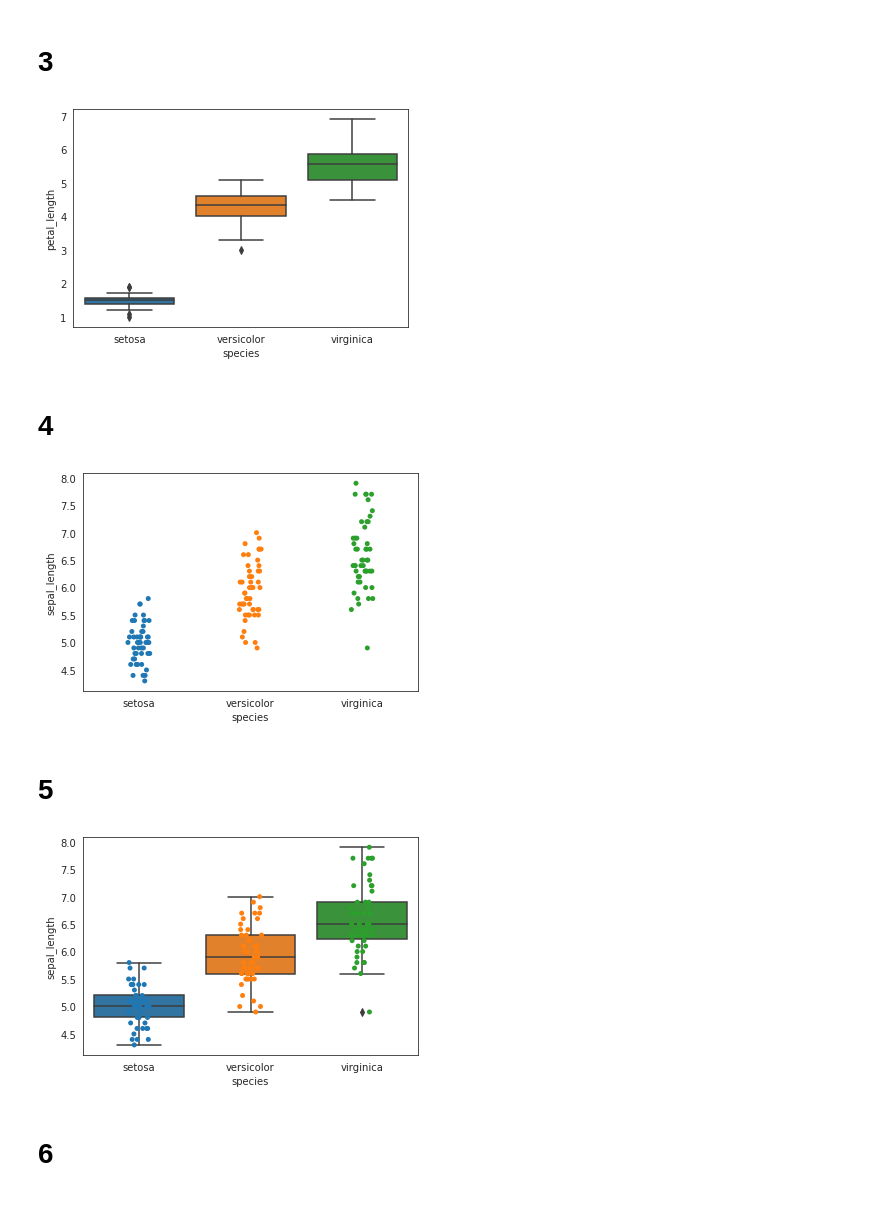
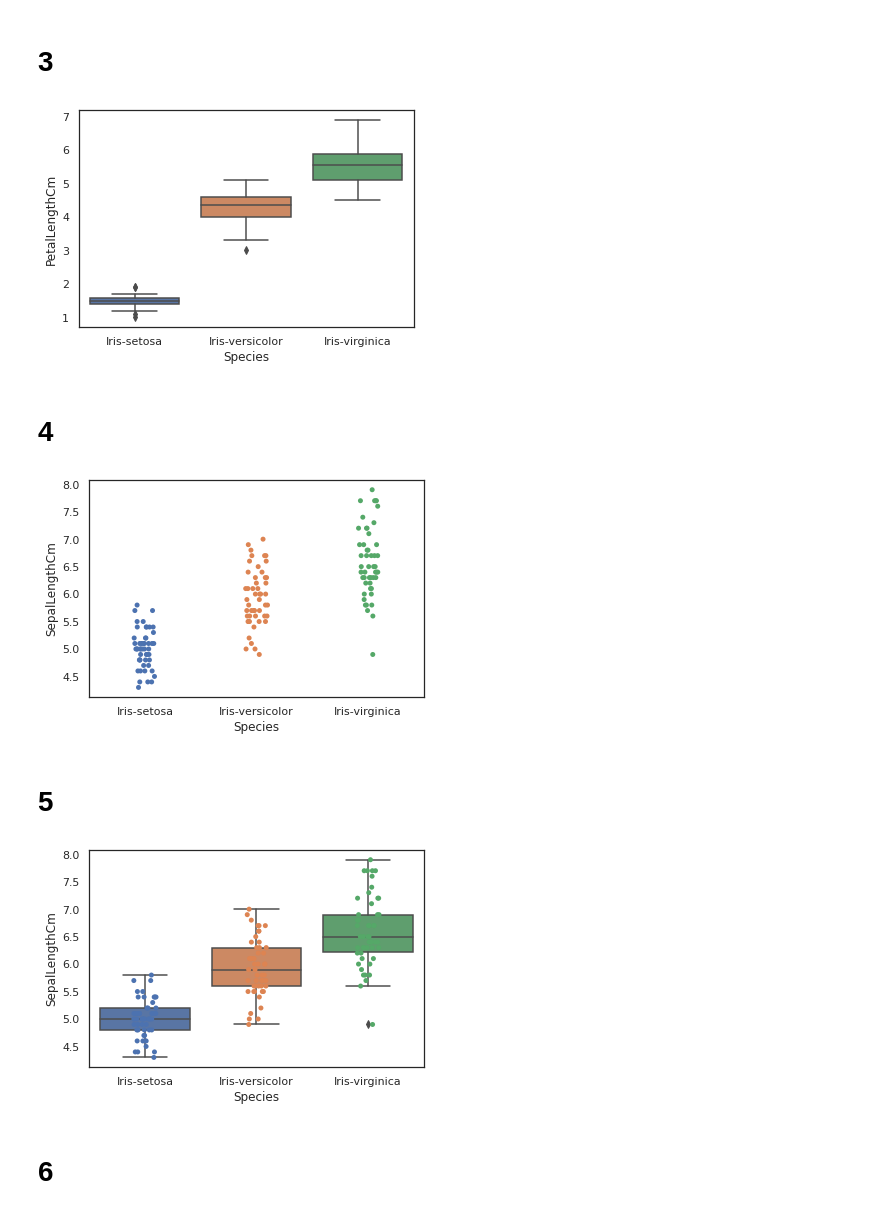
Before and after one commit to guhan29/fods-sem-5, a Jupyter notebook: CSE18231_Visualization.ipynb, the cells around one changed output. Drawn from its saved outputs; the diff is of its cells as text; code cells hidden in the pictures.

```diff
--- a/CSE18231_Visualization.ipynb
+++ b/CSE18231_Visualization.ipynb
@@ -20,0 +11,5 @@ i.head()
+# %%
+i=sns.load_dataset('iris')
+i['species']="Iris-" + i['species']
+i.rename(columns={'sepal_length':'SepalLengthCm','sepal_width':'SepalWidthCm','petal_length':'PetalLengthCm','petal_width':'PetalWidthCm','species':'Species'},inplace=True)
+i.head()
@@ -37,22 +38,22 @@ sns.scatterplot(i.sepal_length,i.sepal_width,hue=i.species)
 # %% [markdown]
 # 3
 # %%
-sns.boxplot(i.species,i.petal_length);
+sns.boxplot(i.Species,i.PetalLengthCm);
 # %% [output]
-[figure, old version]
+[figure, new version]
 # %% [markdown]
 # 4
 # %%
-sns.stripplot(i.species,i.sepal_length);
+sns.stripplot(i.Species,i.SepalLengthCm);
 # %% [output]
-[figure, old version]
+[figure, new version]
 # %% [markdown]
 # 5
 # %%
-sns.boxplot(i.species,i.sepal_length)
-sns.stripplot(i.species,i.sepal_length);
+sns.boxplot(i.Species,i.SepalLengthCm)
+sns.stripplot(i.Species,i.SepalLengthCm);
 # %% [output]
-[figure, old version]
+[figure, new version]
 # %% [markdown]
 # 6
 # %%
```
Also changed, not shown: parts of 12 cells of this notebook.
